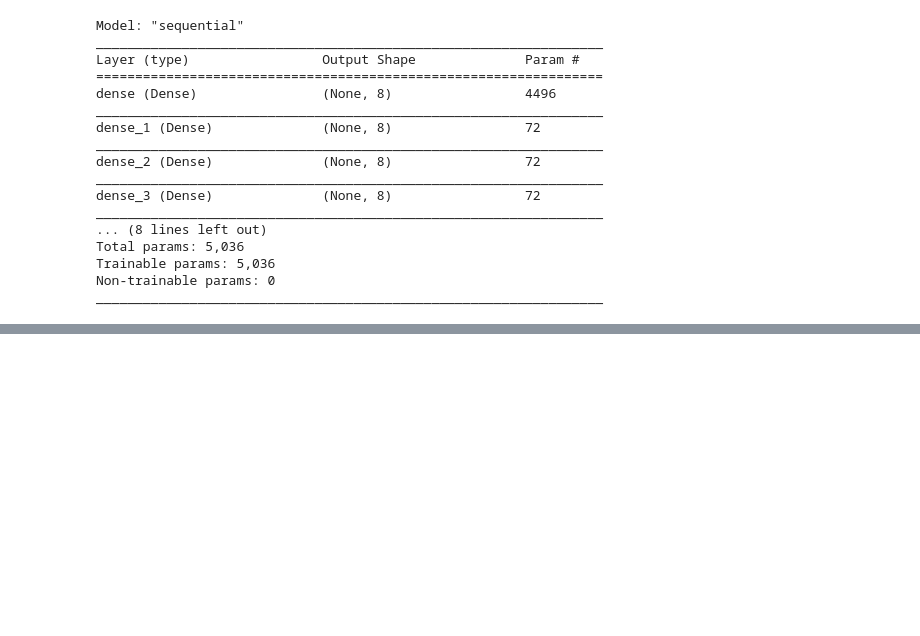
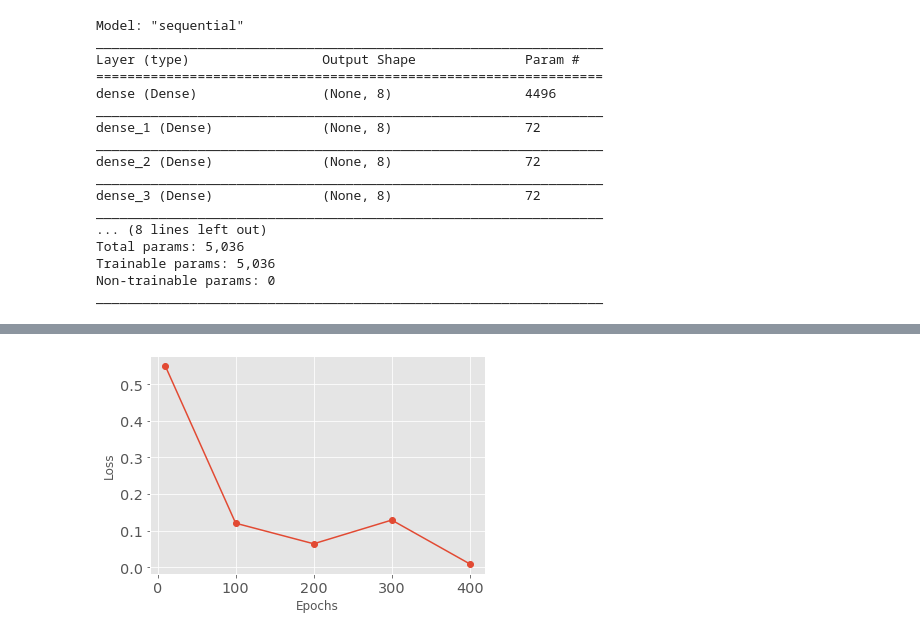
Before and after one commit to SeyedAlirezaFatemi/neural_network, a Jupyter notebook: neural_network.ipynb, the cells around one changed output, grey strips where cells are left out. Drawn from its saved outputs; the diff is of its cells as text; code cells hidden in the pictures; blank space fills up the shorter version.

```diff
--- a/neural_network.ipynb
+++ b/neural_network.ipynb
@@ -137,0 +159,7 @@ Epoch 10/10
+# %%
+plt.xlabel("Epochs")
+plt.ylabel("Loss")
+plt.plot(epochs_options, train_losses, marker='o')
+plt.show()
+# %% [output]
+[figure, added]
```
Also changed, not shown: parts of 17 cells of this notebook.
